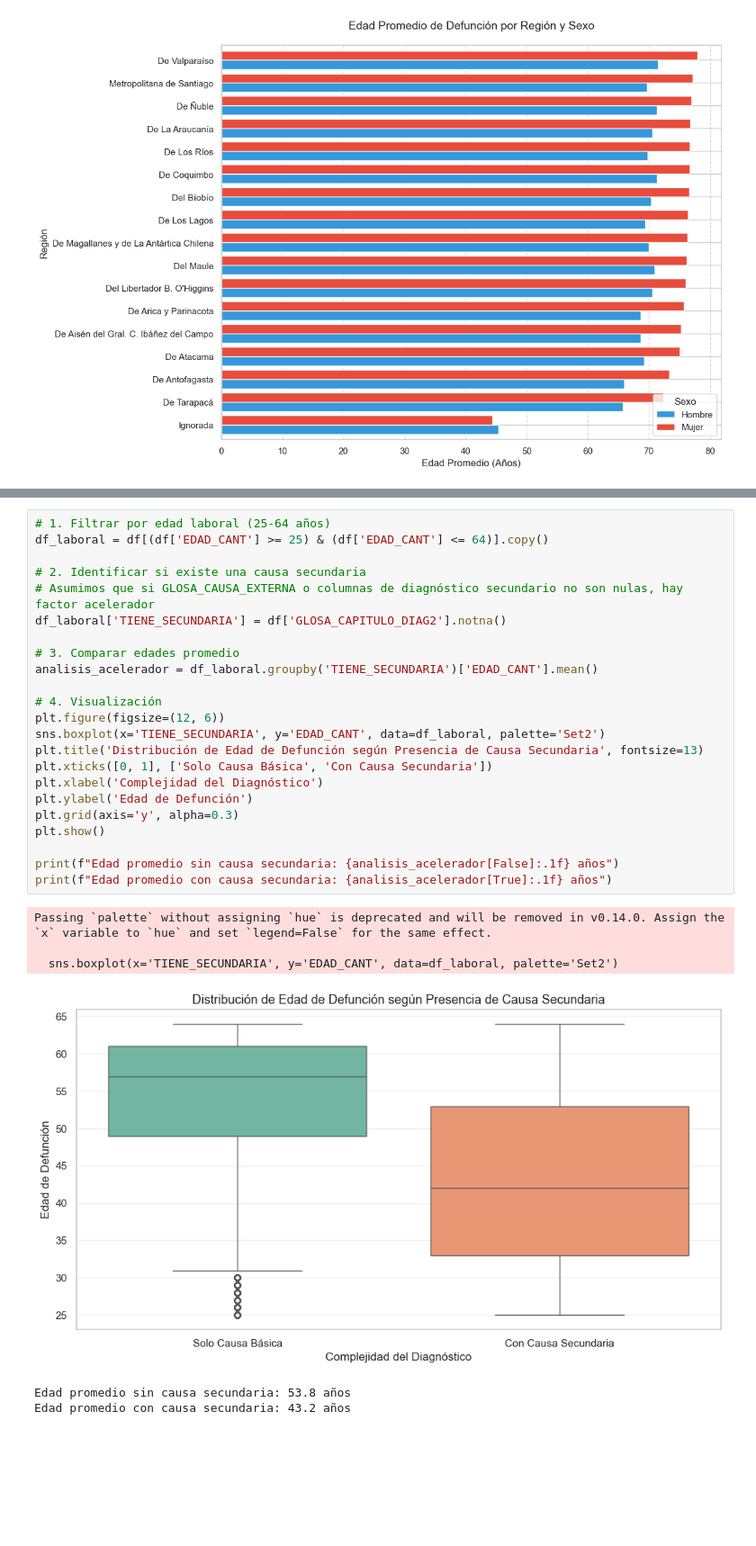
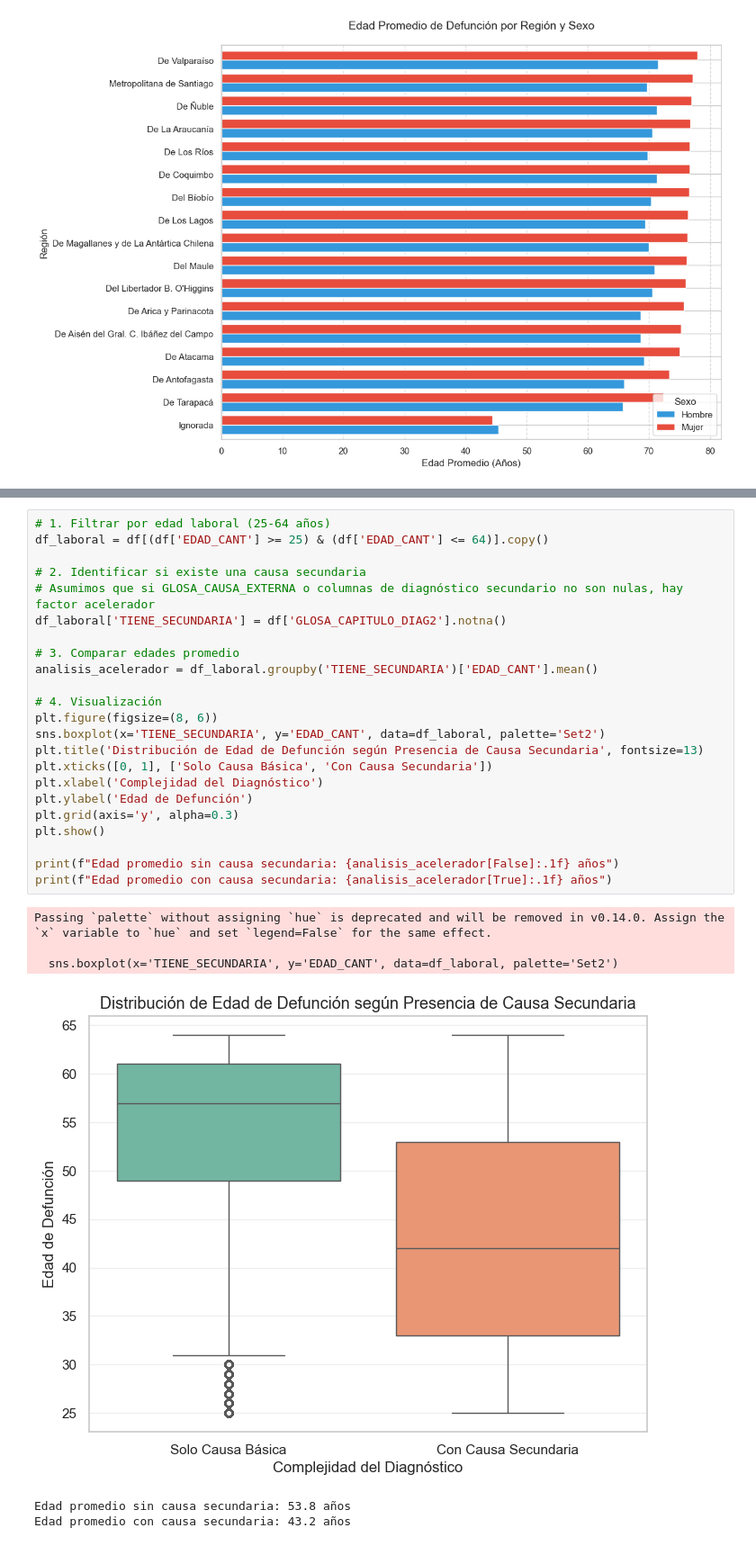
Before and after one commit to Bladex12/proyecto-analisis, a Jupyter notebook: trabajo.ipynb, the cells around one changed output, grey strips where cells are left out. Shown at 90% size. Drawn from its saved outputs; the diff is of its cells as text; blank space fills up the shorter version.

```diff
--- a/trabajo.ipynb
+++ b/trabajo.ipynb
@@ -391,30 +377,30 @@ plt.show()
 # %%
 # 1. Filtrar por edad laboral (25-64 años)
 df_laboral = df[(df['EDAD_CANT'] >= 25) & (df['EDAD_CANT'] <= 64)].copy()
 
 # 2. Identificar si existe una causa secundaria
 # Asumimos que si GLOSA_CAUSA_EXTERNA o columnas de diagnóstico secundario no son nulas, hay factor acelerador
 df_laboral['TIENE_SECUNDARIA'] = df['GLOSA_CAPITULO_DIAG2'].notna()
 
 # 3. Comparar edades promedio
 analisis_acelerador = df_laboral.groupby('TIENE_SECUNDARIA')['EDAD_CANT'].mean()
 
 # 4. Visualización
-plt.figure(figsize=(12, 6))
+plt.figure(figsize=(8, 6))
 sns.boxplot(x='TIENE_SECUNDARIA', y='EDAD_CANT', data=df_laboral, palette='Set2')
 plt.title('Distribución de Edad de Defunción según Presencia de Causa Secundaria', fontsize=13)
 plt.xticks([0, 1], ['Solo Causa Básica', 'Con Causa Secundaria'])
 plt.xlabel('Complejidad del Diagnóstico')
 plt.ylabel('Edad de Defunción')
 plt.grid(axis='y', alpha=0.3)
 plt.show()
 
 print(f"Edad promedio sin causa secundaria: {analisis_acelerador[False]:.1f} años")
 print(f"Edad promedio con causa secundaria: {analisis_acelerador[True]:.1f} años")
 # %% [output]
 Passing `palette` without assigning `hue` is deprecated and will be removed in v0.14.0. Assign the `x` variable to `hue` and set `legend=False` for the same effect.
 
   sns.boxplot(x='TIENE_SECUNDARIA', y='EDAD_CANT', data=df_laboral, palette='Set2')
-[figure, old version]
+[figure, new version]
 Edad promedio sin causa secundaria: 53.8 años
 Edad promedio con causa secundaria: 43.2 años
```
Also changed, not shown: parts of 7 cells of this notebook.
